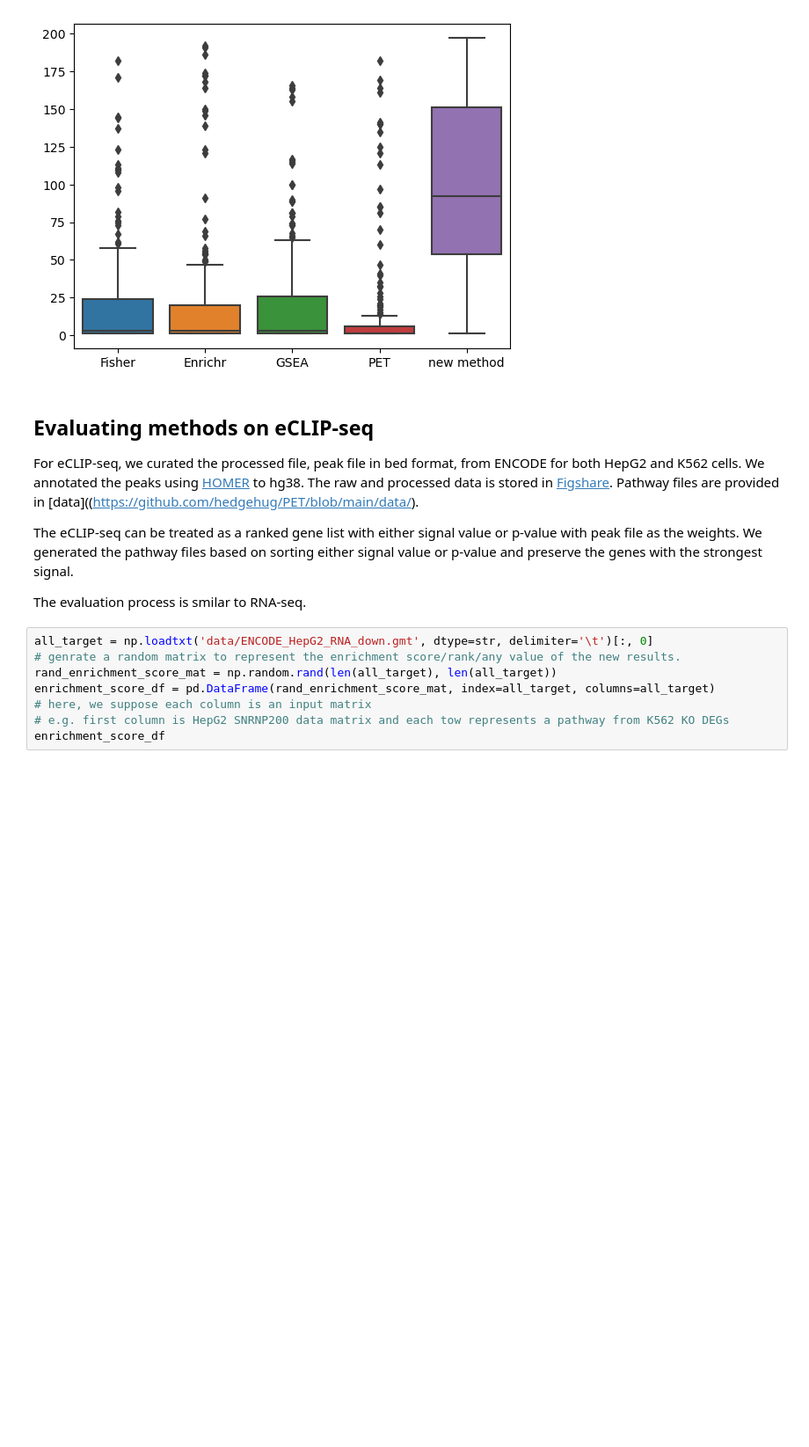
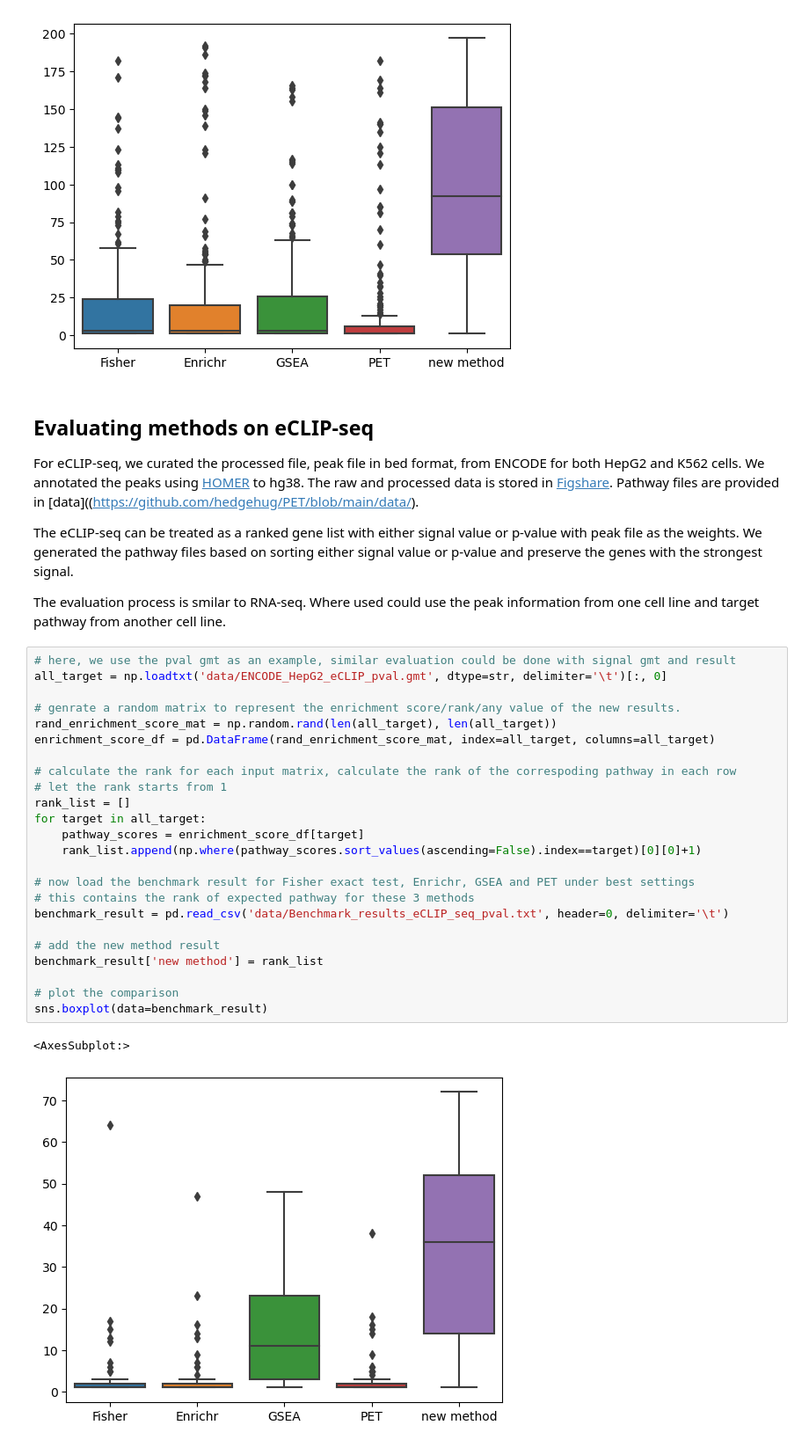
Before and after one commit to hedgehug/PET, a Jupyter notebook: evaluate_new_method.ipynb, the cells around one changed output. Shown at 88% size. Saved outputs shown, nothing was run; the diff lists cells and outputs as text; blank space fills up the shorter version.

```diff
--- a/evaluate_new_method.ipynb
+++ b/evaluate_new_method.ipynb
@@ -83,12 +83,31 @@ For eCLIP-seq, we curated the processed file, peak file in bed format, from ENCO
 
 The eCLIP-seq can be treated as a ranked gene list with either signal value or p-value with peak file as the weights. We generated the pathway files based on sorting either signal value or p-value and preserve the genes with the strongest signal.
 
-The evaluation process is smilar to RNA-seq.
+The evaluation process is smilar to RNA-seq. Where used could use the peak information from one cell line and target pathway from another cell line.
-# %%
-all_target = np.loadtxt('data/ENCODE_HepG2_RNA_down.gmt', dtype=str, delimiter='\t')[:, 0]
-# genrate a random matrix to represent the enrichment score/rank/any value of the new results.
-rand_enrichment_score_mat = np.random.rand(len(all_target), len(all_target))
-enrichment_score_df = pd.DataFrame(rand_enrichment_score_mat, index=all_target, columns=all_target)
-# here, we suppose each column is an input matrix
-# e.g. first column is HepG2 SNRNP200 data matrix and each tow represents a pathway from K562 KO DEGs
-enrichment_score_df
+# %%
+# here, we use the pval gmt as an example, similar evaluation could be done with signal gmt and result
+all_target = np.loadtxt('data/ENCODE_HepG2_eCLIP_pval.gmt', dtype=str, delimiter='\t')[:, 0]
+
+# genrate a random matrix to represent the enrichment score/rank/any value of the new results.
+rand_enrichment_score_mat = np.random.rand(len(all_target), len(all_target))
+enrichment_score_df = pd.DataFrame(rand_enrichment_score_mat, index=all_target, columns=all_target)
+
+# calculate the rank for each input matrix, calculate the rank of the correspoding pathway in each row
+# let the rank starts from 1
+rank_list = []
+for target in all_target:
+    pathway_scores = enrichment_score_df[target]
+    rank_list.append(np.where(pathway_scores.sort_values(ascending=False).index==target)[0][0]+1)
+
+# now load the benchmark result for Fisher exact test, Enrichr, GSEA and PET under best settings
+# this contains the rank of expected pathway for these 3 methods
+benchmark_result = pd.read_csv('data/Benchmark_results_eCLIP_seq_pval.txt', header=0, delimiter='\t')
+
+# add the new method result
+benchmark_result['new method'] = rank_list
+
+# plot the comparison
+sns.boxplot(data=benchmark_result)
+# %% [output]
+<AxesSubplot:>
+[figure, added]
```
Also changed, not shown: parts of 1 cell of this notebook, 4 other files.
